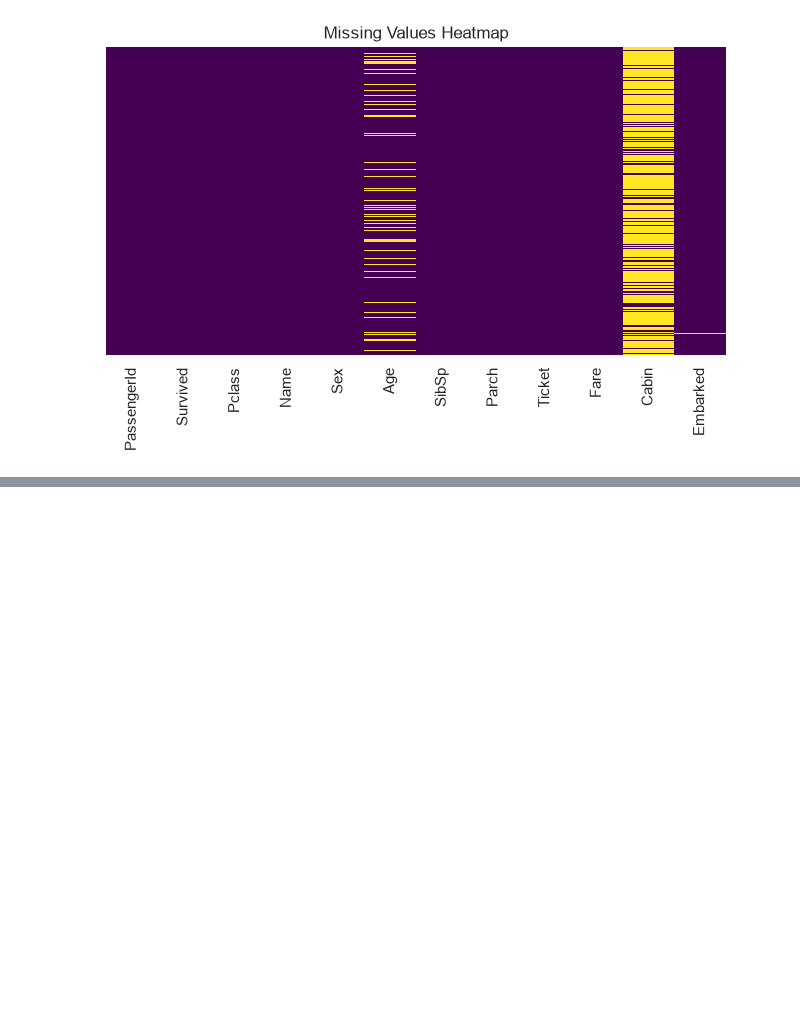
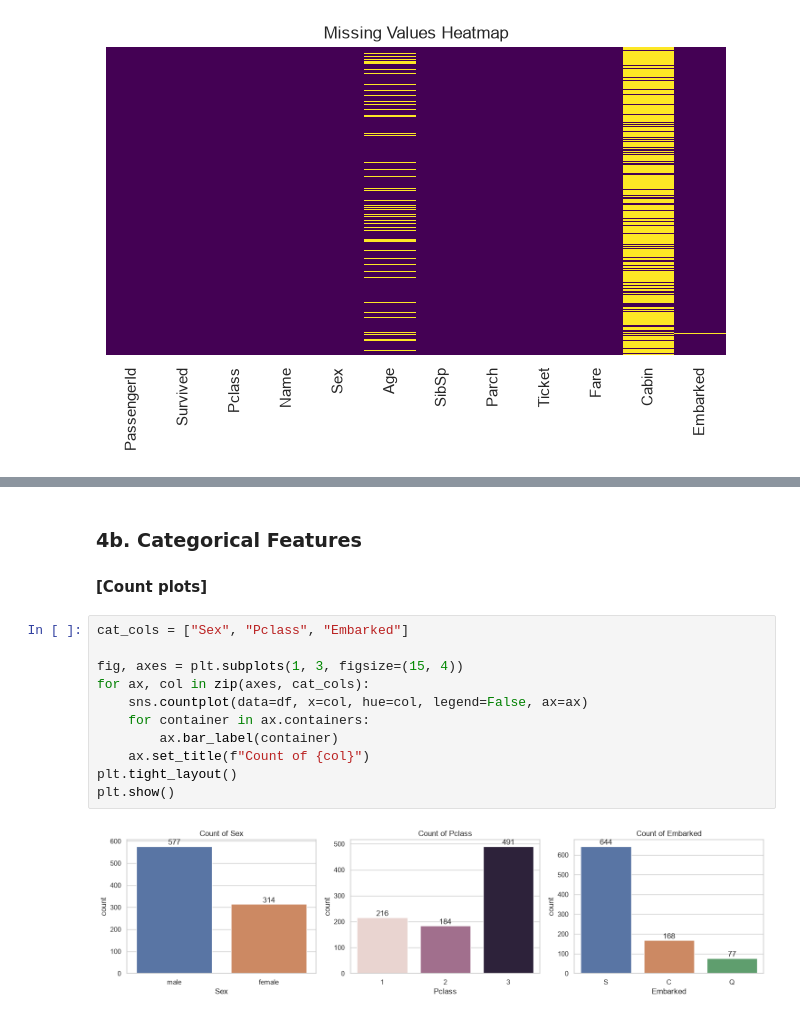
Before and after one commit to Tariqul-stack/titanic-survival-prediction, a Jupyter notebook: notebooks/01_eda.ipynb, the cells around one changed output, grey strips where cells are left out. Saved outputs shown, nothing was run; the diff lists cells and outputs as text; blank space fills up the shorter version.

```diff
--- a/notebooks/01_eda.ipynb
+++ b/notebooks/01_eda.ipynb
@@ -82,0 +162,16 @@ plt.show()
+# %% [markdown]
+### 4b. Categorical Features
+#### [Count plots]
+# %%
+cat_cols = ["Sex", "Pclass", "Embarked"]
+
+fig, axes = plt.subplots(1, 3, figsize=(15, 4))
+for ax, col in zip(axes, cat_cols):
+    sns.countplot(data=df, x=col, hue=col, legend=False, ax=ax)
+    for container in ax.containers:
+        ax.bar_label(container)
+    ax.set_title(f"Count of {col}")
+plt.tight_layout()
+plt.show()
+# %% [output]
+[figure, added]
```
Also changed, not shown: parts of 18 cells of this notebook.
